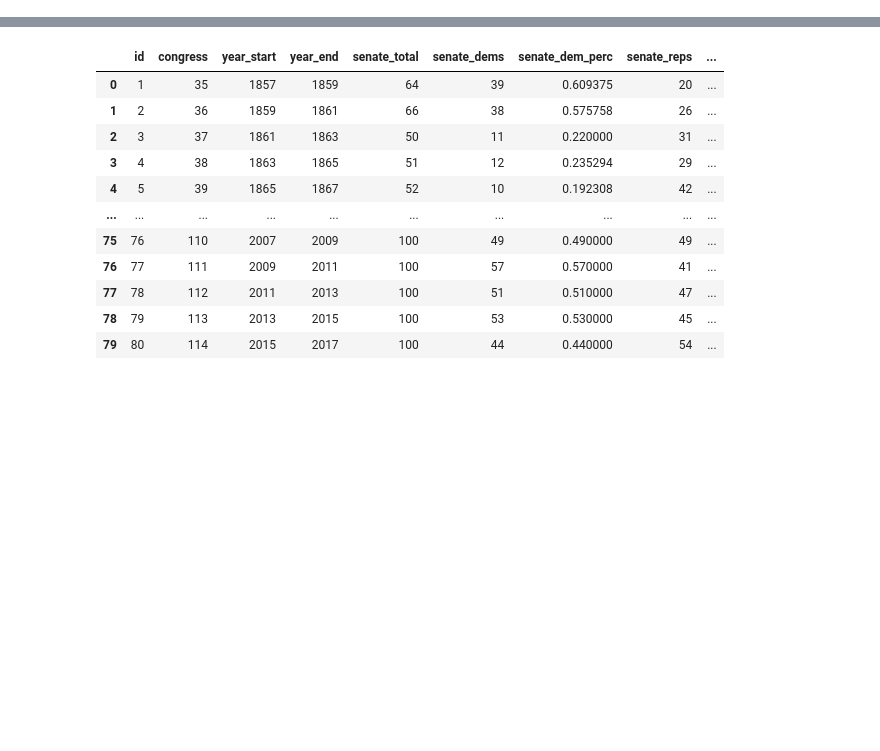
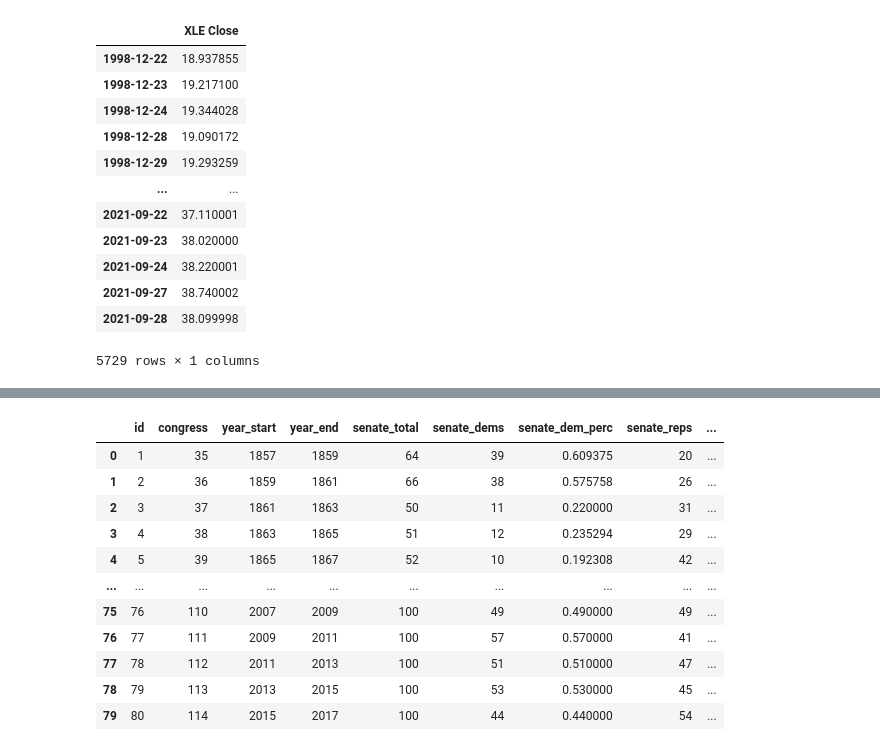
Before and after one commit to pdellis85/PoliStock, a Jupyter notebook: JupyterNotebook/Part 2.ipynb, the cells around one changed output, grey strips where cells are left out. Saved outputs shown, nothing was run; the diff lists cells and outputs as text; code cells hidden in the pictures; blank space fills up the shorter version.

```diff
--- a/JupyterNotebook/Part 2.ipynb
+++ b/JupyterNotebook/Part 2.ipynb
@@ -54,0 +39,19 @@ for ticker in ticker_list:
+# %%
+XLF_df = historical_datas['XLF']
+XLF_df = XLF_df.drop(labels = ['open', 'high', 'low', 'adjclose', 'volume', 'ticker'], axis = 1)
+XLF_df = XLF_df.rename(columns = {'close': 'XLE Close'})
+XLF_df
+# %% [output]
+|  | XLE Close |
+| 1998-12-22 | 18.937855 |
+| 1998-12-23 | 19.217100 |
+| 1998-12-24 | 19.344028 |
+| 1998-12-28 | 19.090172 |
+| 1998-12-29 | 19.293259 |
+| ... | ... |
+| 2021-09-22 | 37.110001 |
+| 2021-09-23 | 38.020000 |
+| 2021-09-24 | 38.220001 |
+| 2021-09-27 | 38.740002 |
+| 2021-09-28 | 38.099998 |
+5729 rows × 1 columns
```
Also changed, not shown: parts of 9 cells of this notebook.
